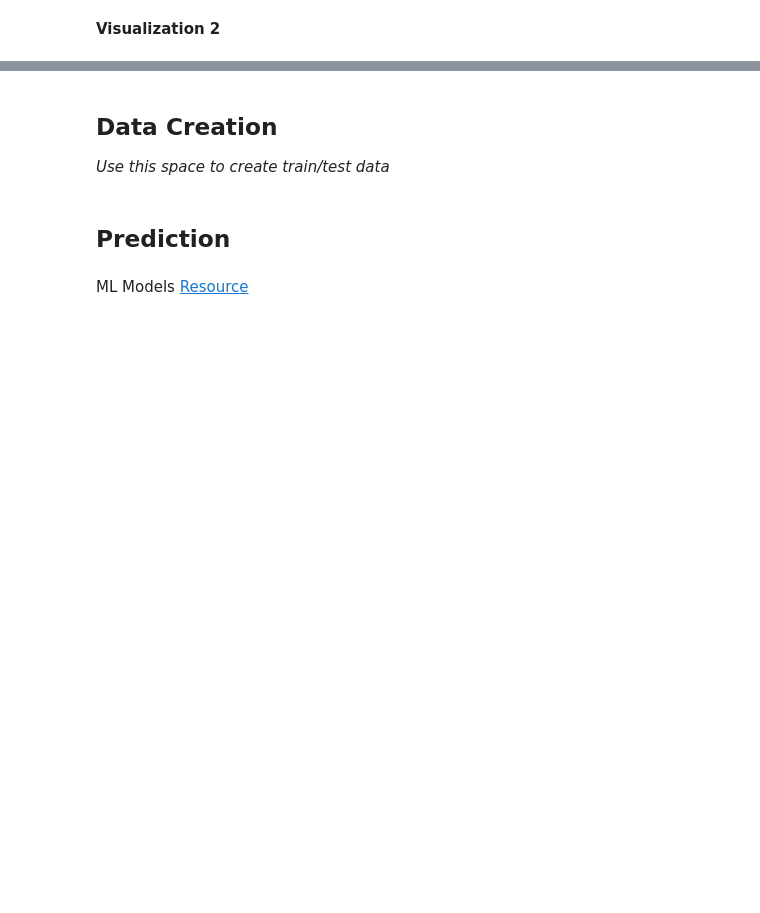
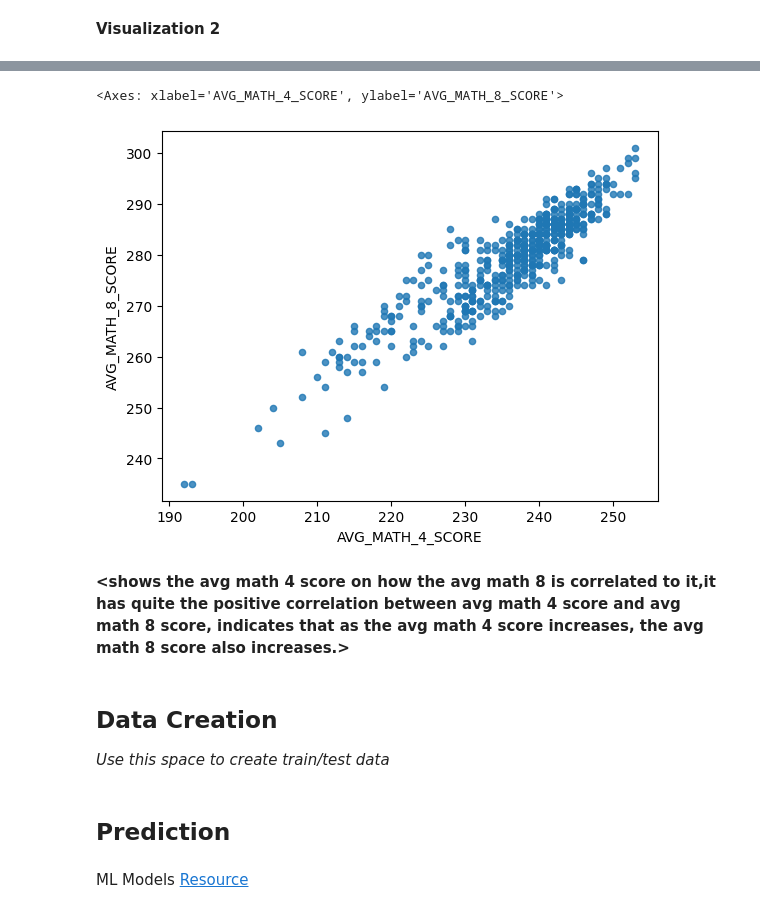
Before and after one commit to mikexie3/MDST-Onboarding, a Jupyter notebook: tutorial1/checkpoint1.ipynb, the cells around one changed output, grey strips where cells are left out. Saved outputs shown, nothing was run; the diff lists cells and outputs as text; code cells hidden in the pictures; blank space fills up the shorter version.

```diff
--- a/tutorial1/checkpoint1.ipynb
+++ b/tutorial1/checkpoint1.ipynb
@@ -112,3 +158,12 @@ Investigate the relationship between your chosen response variable and at least
+# %%
+# @@@ 7
+
+df.plot.scatter(x='AVG_MATH_4_SCORE', y='AVG_MATH_8_SCORE', alpha=0.8)
+# %% [output]
+<Axes: xlabel='AVG_MATH_4_SCORE', ylabel='AVG_MATH_8_SCORE'>
+[figure, added]
+# %% [markdown]
+**<shows the avg math 4 score on how the avg math 8 is correlated to it,it has quite the positive correlation between avg math 4 score and avg math 8 score, indicates that as the avg math 4 score increases, the avg math 8 score also increases.>**
 # %% [markdown]
 <h2> Data Creation </h2>
 
```
Also changed, not shown: parts of 28 cells of this notebook.
